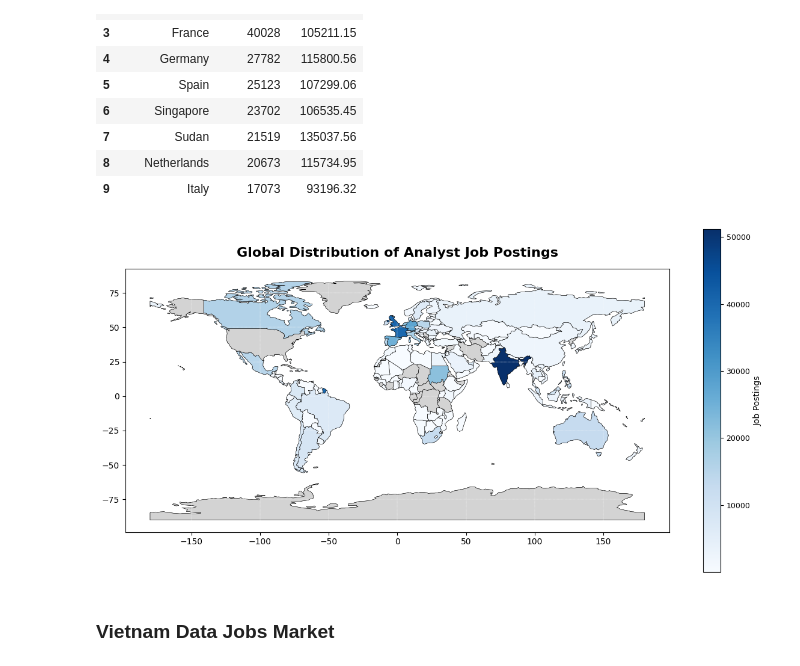
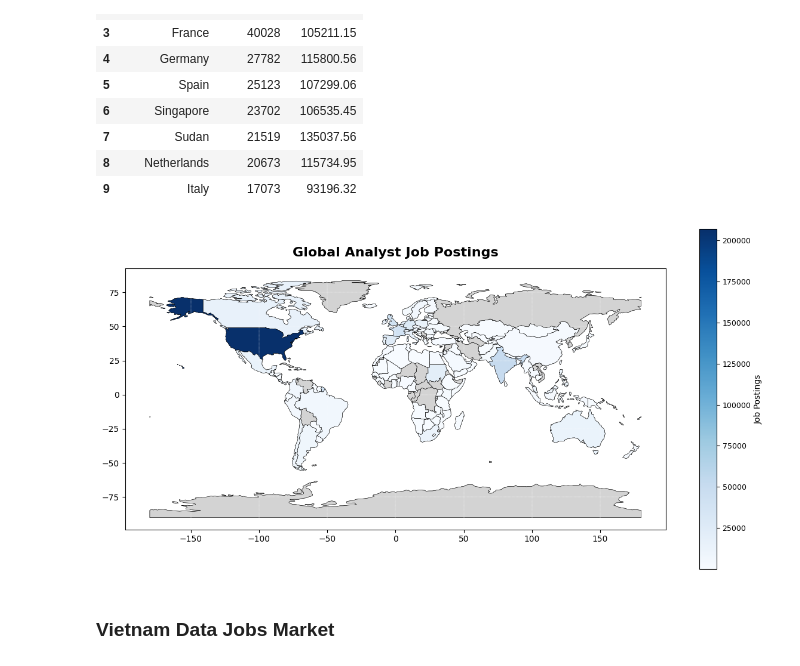
Before and after one commit to Nhido1105/SQL_Project_Analysis, a Jupyter notebook: project_sql/charts.ipynb, the cells around one changed output. Drawn from its saved outputs; the diff is of its cells as text; code cells hidden in the pictures.

```diff
--- a/project_sql/charts.ipynb
+++ b/project_sql/charts.ipynb
@@ -5,7 +5,7 @@
 # %%
 import pandas as pd
 
-df = pd.read_csv("D:\Downloads\leading_countries.csv")
+df = pd.read_csv(r"D:\Downloads\leading_countries.csv")
 df.head(10)
 # %% [output]
 |  | job_country | job_count | avg_salary |
@@ -24,42 +24,63 @@ import geopandas as gpd
 import matplotlib.pyplot as plt
 
 world = gpd.read_file(r"D:\Downloads\110m_cultural\ne_110m_admin_0_countries.shp")
+country_replacements = {
+    "United States": "United States of America",
+    "Russia": "Russian Federation",
+    "South Korea": "Republic of Korea",
+    "North Korea": "Dem. Rep. Korea",
+    "Iran": "Iran (Islamic Republic of)",
+    "Vietnam": "Viet Nam",
+    "Czech Republic": "Czechia",
+    "Syria": "Syrian Arab Republic",
+    "Laos": "Lao PDR",
+    "Bolivia": "Bolivia (Plurinational State of)",
+    "Venezuela": "Venezuela (Bolivarian Republic of)",
+    "Tanzania": "United Republic of Tanzania",
+    "Sudan": "Sudan",  # in your case, already fine
+    "Congo (Kinshasa)": "Democratic Republic of the Congo",
+    "Congo (Brazzaville)": "Republic of the Congo"
+}
+
+df["job_country"] = df["job_country"].replace(country_replacements)
+
+# Merge
 merged = world.merge(df, how="left", left_on="ADMIN", right_on="job_country")
 
 # Plot the map
 fig, ax = plt.subplots(figsize=(12, 6), facecolor="white")
 merged.plot(ax=ax, color="white", linewidth=0.3, edgecolor="black")
 
-# Choropleth overlay (blue scale)
+# Choropleth overlay
 plot = merged.plot(
     column="job_count",
     cmap="Blues",
     linewidth=0.4,
     ax=ax,
     edgecolor="black",
     legend=True,
     missing_kwds={"color": "lightgrey"}
 )
 
-# Label
+# Title
 ax.set_title(
-    "Global Distribution of Analyst Job Postings",
+    "Global Analyst Job Postings",
     fontdict={"fontsize": 16, "color": "black", "weight": "bold"},
     pad=15
 )
 
 # Grid lines
 ax.grid(color="white", linestyle="--", linewidth=0.3)
 
 # Legend
 cbar = ax.get_figure().get_axes()[1]
 cbar.tick_params(labelsize=9, colors="black")
 cbar.set_ylabel("Job Postings", color="black", fontsize=10)
 
 plt.tight_layout()
 plt.show()
 # %% [output]
-[figure, old version]
+[figure, new version]
 # %% [markdown]
 ### Vietnam Data Jobs Market
 # %%
```
Also changed, not shown: 2 other files.
